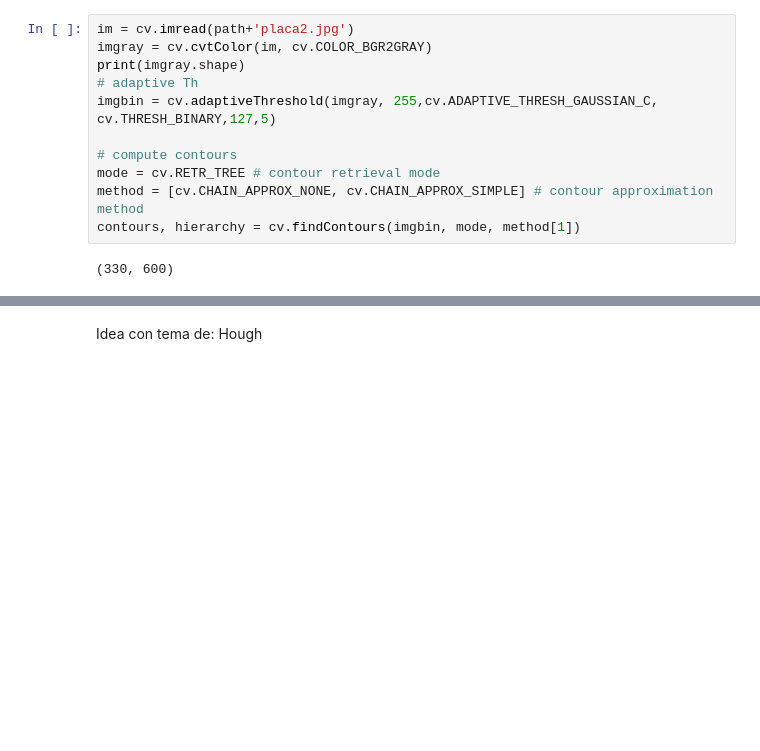
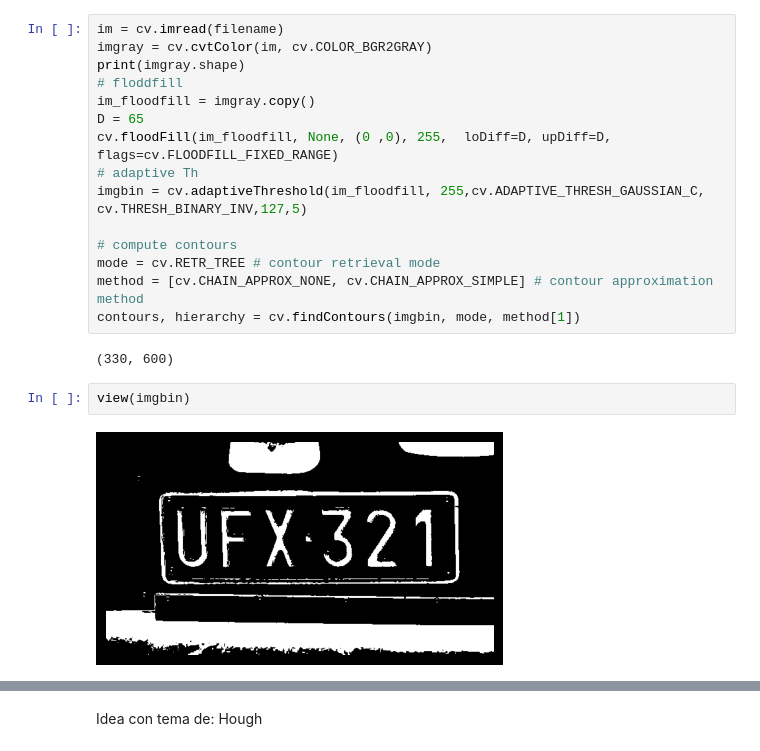
Before and after one commit to CarlosAlvarado-git/ComputerVision, a Jupyter notebook: proyecto1/proyecto1.ipynb, the cells around one changed output, grey strips where cells are left out. Saved outputs shown, nothing was run; the diff lists cells and outputs as text; blank space fills up the shorter version.

```diff
--- a/proyecto1/proyecto1.ipynb
+++ b/proyecto1/proyecto1.ipynb
@@ -37,9 +39,13 @@ cvlib.imgview(img)
 # %%
-im = cv.imread(path+'placa2.jpg')
+im = cv.imread(filename)
 imgray = cv.cvtColor(im, cv.COLOR_BGR2GRAY)
 print(imgray.shape)
+# floddfill
+im_floodfill = imgray.copy()
+D = 65
+cv.floodFill(im_floodfill, None, (0 ,0), 255,  loDiff=D, upDiff=D, flags=cv.FLOODFILL_FIXED_RANGE)
 # adaptive Th
-imgbin = cv.adaptiveThreshold(imgray, 255,cv.ADAPTIVE_THRESH_GAUSSIAN_C, cv.THRESH_BINARY,127,5)
+imgbin = cv.adaptiveThreshold(im_floodfill, 255,cv.ADAPTIVE_THRESH_GAUSSIAN_C, cv.THRESH_BINARY_INV,127,5)
 
 # compute contours
 mode = cv.RETR_TREE # contour retrieval mode
@@ -47,5 +53,9 @@ method = [cv.CHAIN_APPROX_NONE, cv.CHAIN_APPROX_SIMPLE] # contour approximation
 contours, hierarchy = cv.findContours(imgbin, mode, method[1])
 # %% [output]
 (330, 600)
+# %%
+view(imgbin)
+# %% [output]
+[figure, added]
 # %%
 contorno = []
```
Also changed, not shown: parts of 11 cells of this notebook.
